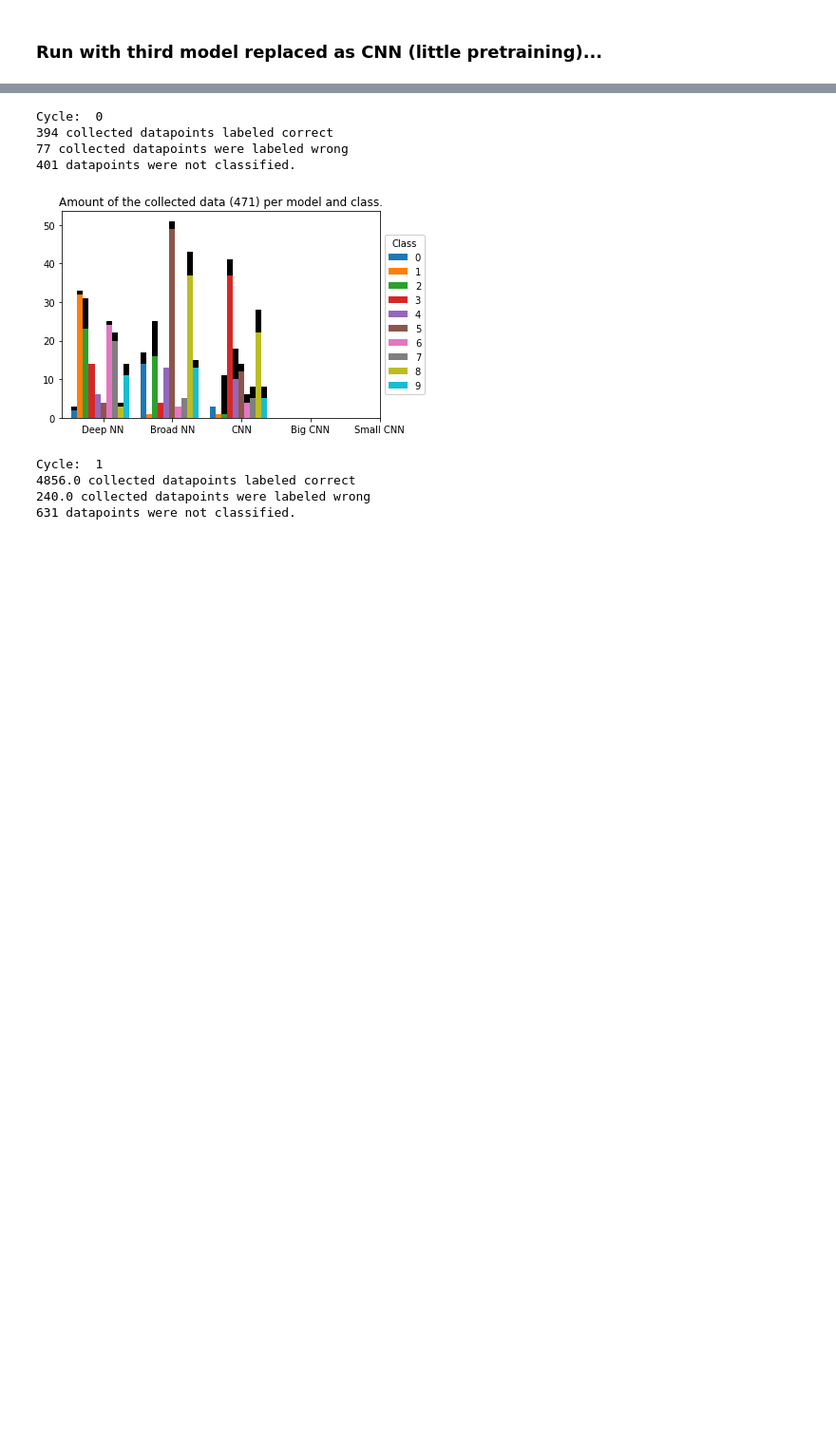
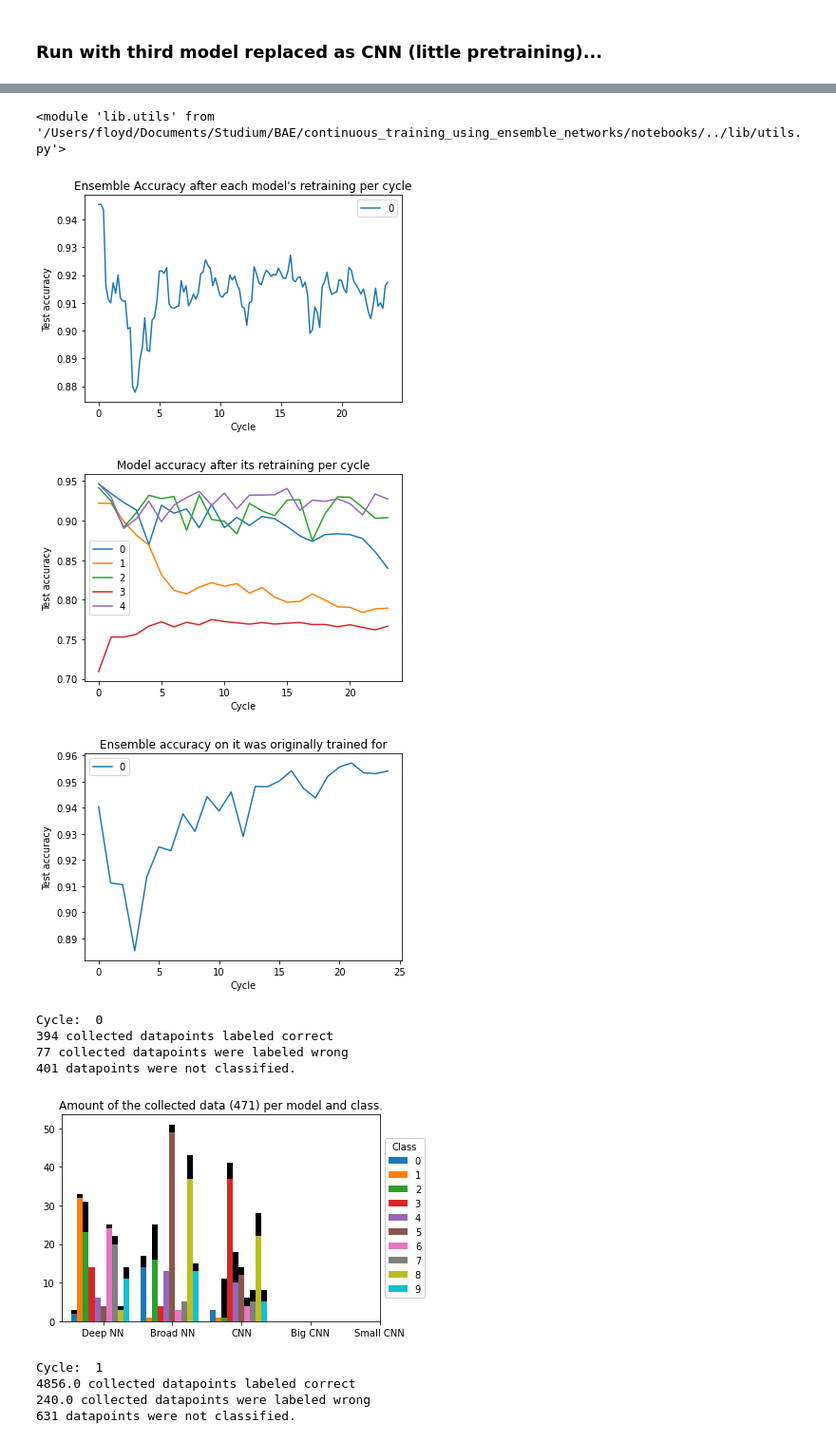
Before and after one commit to fheitzer/BAThesis-code, a Jupyter notebook: notebooks/main.ipynb, the cells around one changed output, grey strips where cells are left out. Shown at 95% size. Saved outputs shown, nothing was run; the diff lists cells and outputs as text; code cells hidden in the pictures; blank space fills up the shorter version.

```diff
--- a/notebooks/main.ipynb
+++ b/notebooks/main.ipynb
@@ -136,3 +246,13 @@ LOSS nan ::: ACC 0.8285171482851715
+# %%
+importlib.reload(utils)
+# %% [output]
+<module 'lib.utils' from '/Users/floyd/Documents/Studium/BAE/continuous_training_using_ensemble_networks/notebooks/../lib/utils.py'>
+# %%
+utils.plot_cycle_accuracies("Longcovid_r90_e1_b1_c90_d15000", increasing_rotation=True)
+# %% [output]
+[figure, added]
+[figure, added]
+[figure, added]
 # %%
 utils.plot_cycles_oneline(ensemble, "SSH3_r20_e1_b1_c24_d15000")
 # %% [output]
```
Also changed, not shown: parts of 8 cells of this notebook, 14 other files.
